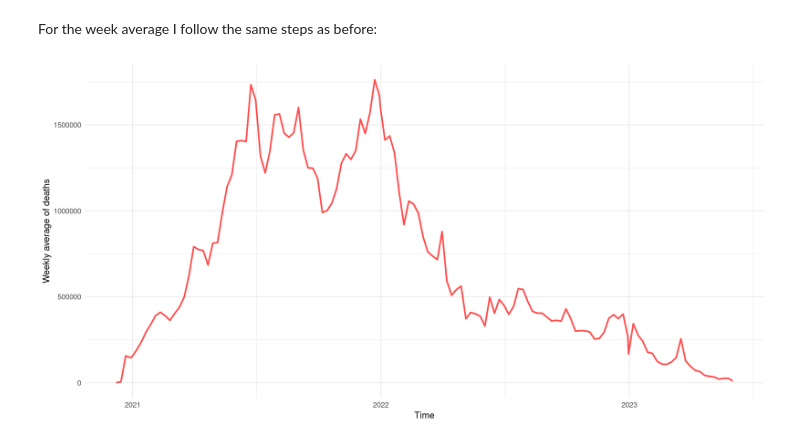
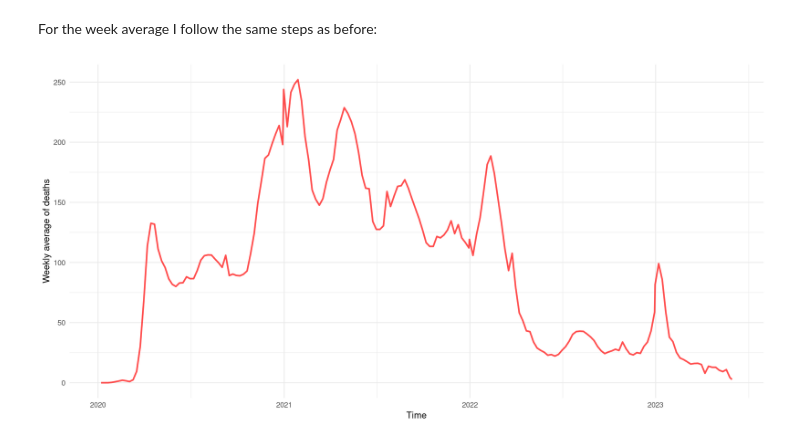
Before and after one commit to EkaterinaChueva/Advanced-Statistics-for-Physics-Analysis, a Jupyter notebook: Chueva_Ekaterina_rlab06.ipynb, the cells around one changed output. Cells and saved outputs as stored; diff of their text form; code cells hidden in the pictures.

```diff
--- a/Chueva_Ekaterina_rlab06.ipynb
+++ b/Chueva_Ekaterina_rlab06.ipynb
@@ -532,32 +532,32 @@ covid %>%
         as.integer(paste(as.character(year(date)),'0',
                          as.character(week(date)), sep='')),
         as.integer(paste(as.character(year(date)),
                          as.character(week(date)), sep=''))) ) %>%
      summarise(mean = mean(new_deaths), .by=year_week) -> help_df2
 
 
 covid %>%
     select(date, new_deaths) %>%
     na.omit() %>%
     arrange(date) %>%
     mutate(year_week = ifelse(week(date) < 10,
         as.integer(paste(as.character(year(date)),'0',
                          as.character(week(date)), sep='')),
         as.integer(paste(as.character(year(date)),
                          as.character(week(date)), sep=''))) ) %>%
     mutate(week=week(date)) %>%
     filter(year_week %in% help_df2$year_week) %>%
     summarise(date = max(date), .by=year_week) %>%
     select(date) -> data2
 
 help_df2$date <- data2$date
 
 
-help_df %>%
+help_df2 %>%
     select(date, mean) %>%
     ggplot(aes(x = date, y = mean)) +
     geom_line(col='red', alpha=0.7, linewidth=1.5) +
     theme_minimal(base_size=18) +
     labs(x="Time", y="Weekly average of deaths")
 # %% [output]
-[figure, old version]
+[figure, new version]
```
Also changed, not shown: parts of 3 cells of this notebook.
